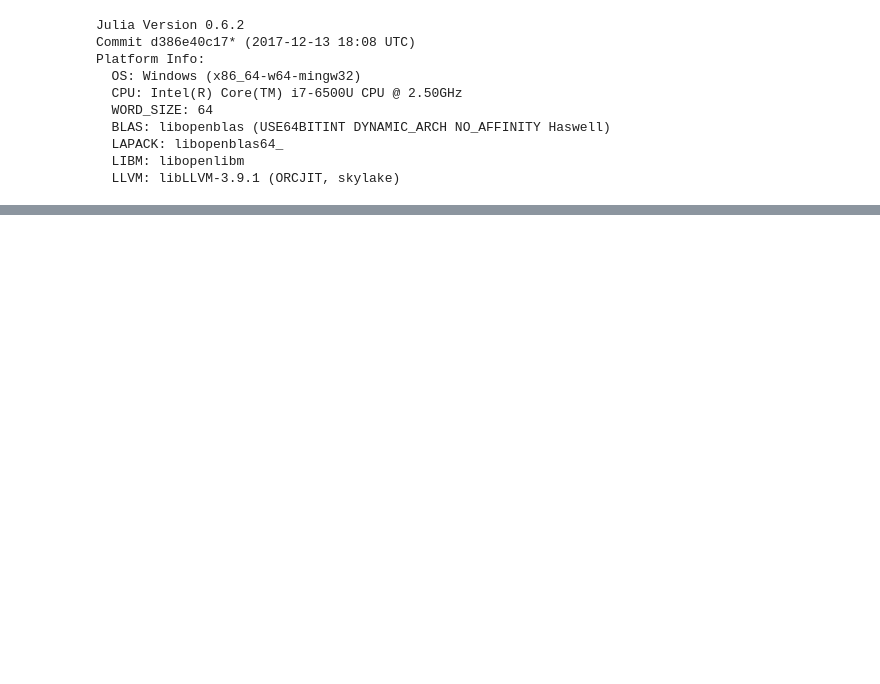
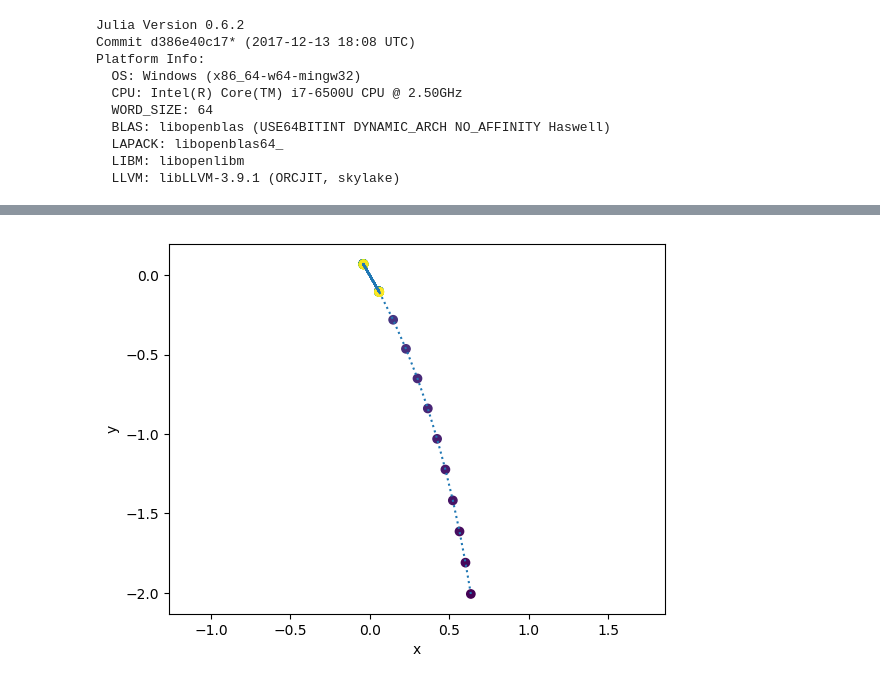
Before and after one commit to MSeeker1340/demos, a Jupyter notebook: continuation/Numerical Continuation.ipynb, the cells around one changed output, grey strips where cells are left out. Saved outputs shown, nothing was run; the diff lists cells and outputs as text; code cells hidden in the pictures; blank space fills up the shorter version.

```diff
--- a/continuation/Numerical Continuation.ipynb
+++ b/continuation/Numerical Continuation.ipynb
@@ -250,0 +237,20 @@ axis("equal")
+# %%
+struct MaclaurinTrisectrix
+    # y^2(a - x) = x^2(x + 3a)
+    a::Float64
+end
+
+function (c::MaclaurinTrisectrix)(Fu, Ju, u)
+    x = u[1]; y = u[2]
+    Fu[1] = x^3 + x * y^2 + 3 * c.a * x^2 - c.a * y^2
+    Ju[1,1] = 3 * x^2 + y^2 + 6 * c.a * x
+    Ju[1,2] = 2 * x * y - 2 * c.a * y
+end
+
+curve = MaclaurinTrisectrix(1.0)
+u0 = [1.0, -2.0]
+tracer = Tracer(curve, u0)
+trace_and_plot(tracer, 60)
+;
+# %% [output]
+[figure, added]
```
Also changed, not shown: parts of 21 cells of this notebook.
